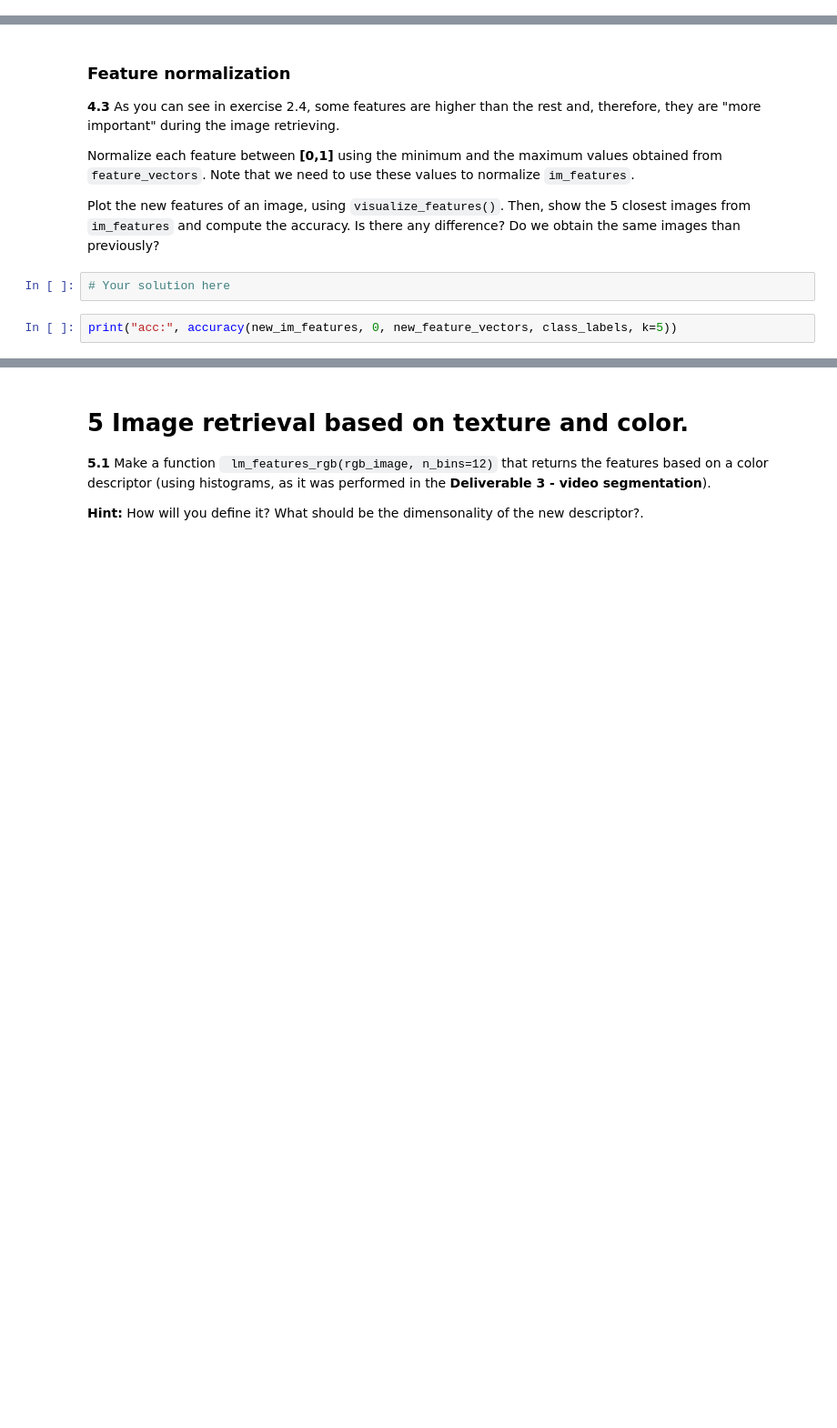
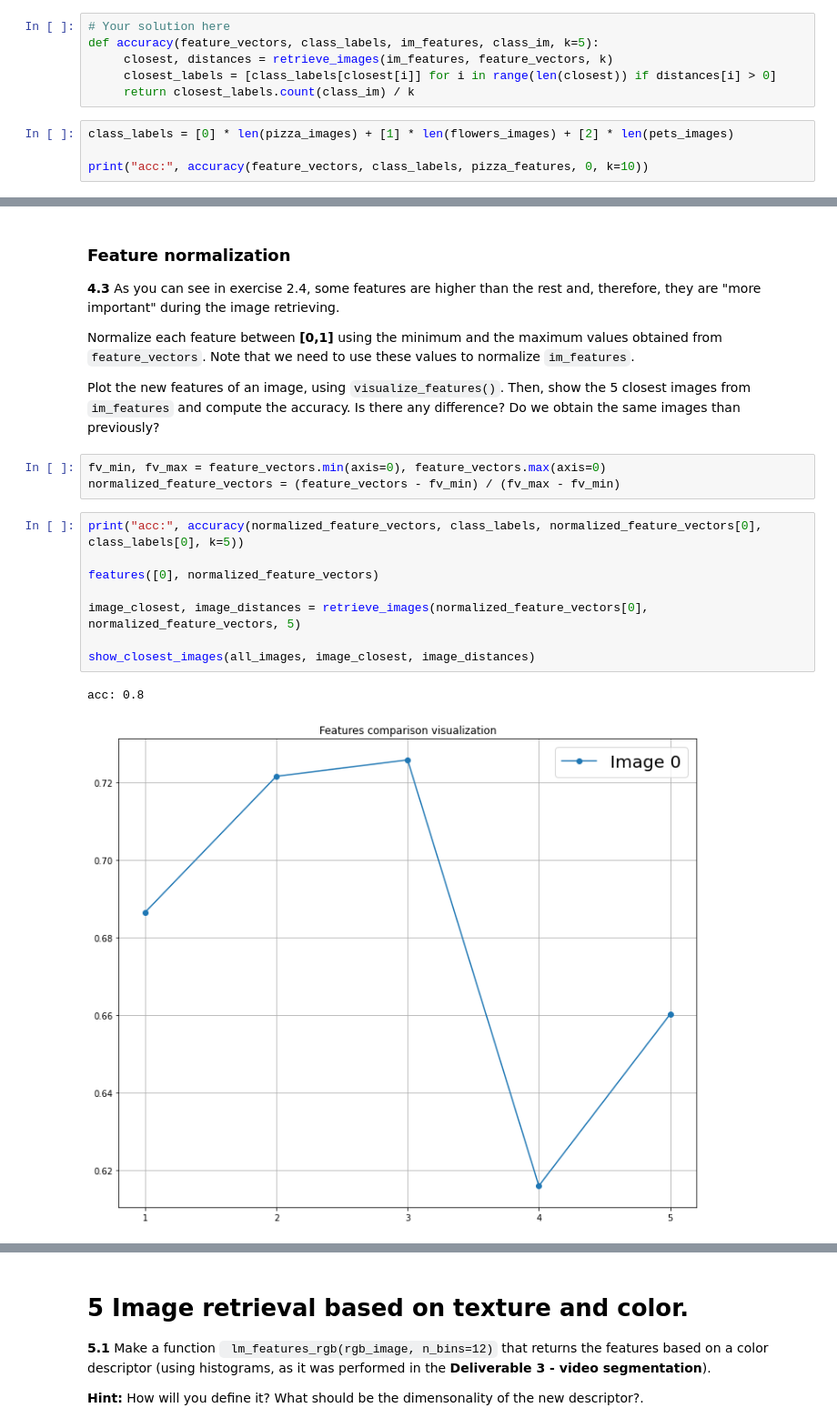
Before and after one commit to mates-info/artificial-vision, a Jupyter notebook: p5/P5_AntonioTigri_AndreuVall/P5-Part1.ipynb, the cells around one changed output, grey strips where cells are left out. Shown at 91% size. Saved outputs shown, nothing was run; the diff lists cells and outputs as text; blank space fills up the shorter version.

```diff
--- a/p5/P5_AntonioTigri_AndreuVall/P5-Part1.ipynb
+++ b/p5/P5_AntonioTigri_AndreuVall/P5-Part1.ipynb
@@ -499,0 +500,10 @@ print("acc:", accuracy(im_features, 0, feature_vectors, class_labels, k=5))
+# %%
+# Your solution here
+def accuracy(feature_vectors, class_labels, im_features, class_im, k=5):
+     closest, distances = retrieve_images(im_features, feature_vectors, k)
+     closest_labels = [class_labels[closest[i]] for i in range(len(closest)) if distances[i] > 0]
+     return closest_labels.count(class_im) / k
+# %%
+class_labels = [0] * len(pizza_images) + [1] * len(flowers_images) + [2] * len(pets_images)
+
+print("acc:", accuracy(feature_vectors, class_labels, pizza_features, 0, k=10))
@@ -513,7 +531,17 @@ Compute the accuracy with k=10 with the previous images. Does the accuracy match
 Normalize each feature between **[0,1]** using the minimum and the maximum values obtained from `feature_vectors`. Note that we need to use these values to normalize `im_features`.
 
 Plot the new features of an image, using `visualize_features()`. Then, show the 5 closest images from `im_features` and compute the accuracy. Is there any difference? Do we obtain the same images than previously?
-# %%
-# Your solution here
-# %%
-print("acc:", accuracy(new_im_features, 0, new_feature_vectors, class_labels, k=5))
+# %%
+fv_min, fv_max = feature_vectors.min(axis=0), feature_vectors.max(axis=0)
+normalized_feature_vectors = (feature_vectors - fv_min) / (fv_max - fv_min)
+# %%
+print("acc:", accuracy(normalized_feature_vectors, class_labels, normalized_feature_vectors[0], class_labels[0], k=5))
+
+features([0], normalized_feature_vectors)
+
+image_closest, image_distances = retrieve_images(normalized_feature_vectors[0], normalized_feature_vectors, 5)
+
+show_closest_images(all_images, image_closest, image_distances)
+# %% [output]
+acc: 0.8
+[figure, added]
```
Also changed, not shown: parts of 25 cells of this notebook.
